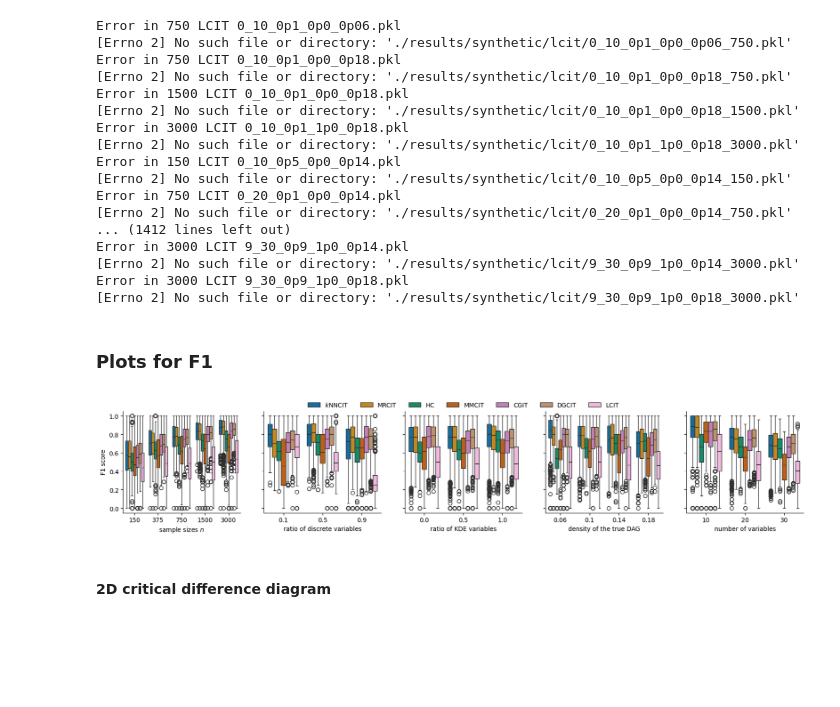
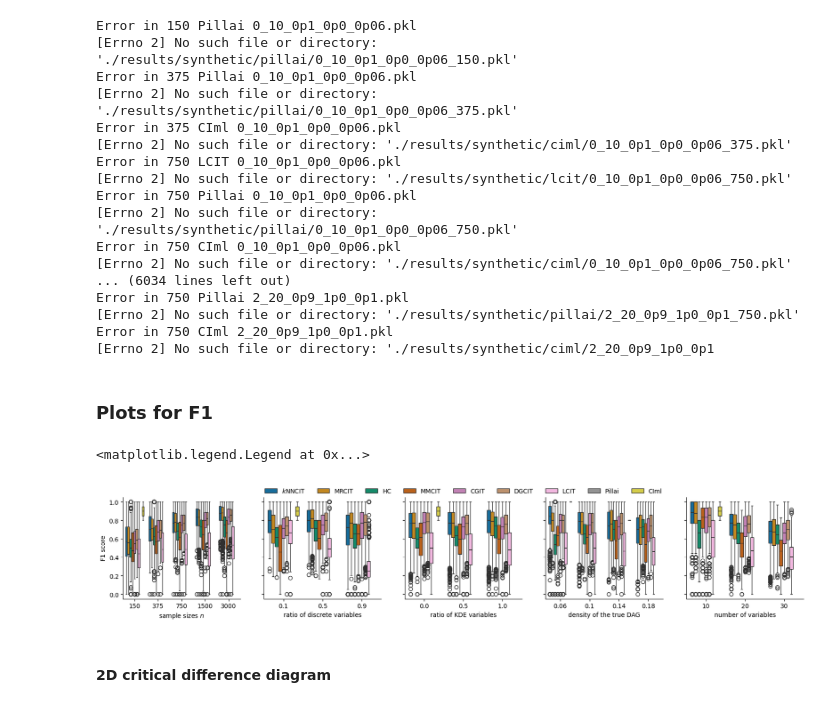
Before and after one commit to JuanFPR-UPM/HSPBN_KNN_VPTREE, a Jupyter notebook: experiments/eval_struct.ipynb, the cells around one changed output. Drawn from its saved outputs; the diff is of its cells as text; code cells hidden in the pictures; blank space fills up the shorter version.

```diff
--- a/experiments/eval_struct.ipynb
+++ b/experiments/eval_struct.ipynb
@@ -20,6 +20,8 @@ methodLocDict = {
                  'CGIT': './results/synthetic/cgit/',
                  'DGCIT': './results/synthetic/dgcit/',
                  'LCIT': './results/synthetic/lcit/',
+                 'Pillai': './results/synthetic/pillai/',
+                 'CIml': './results/synthetic/ciml/',
                  }
 
 groundTruthLoc = './hspbns/'
@@ -129,23 +131,23 @@ columns = ['method', 'n_rep', 'n_vars', 'discrete_ratio',
 
 df = pd.DataFrame(entry, columns=columns)
 # %% [output]
+Error in 150 Pillai 0_10_0p1_0p0_0p06.pkl
+[Errno 2] No such file or directory: './results/synthetic/pillai/0_10_0p1_0p0_0p06_150.pkl'
+Error in 375 Pillai 0_10_0p1_0p0_0p06.pkl
+[Errno 2] No such file or directory: './results/synthetic/pillai/0_10_0p1_0p0_0p06_375.pkl'
+Error in 375 CIml 0_10_0p1_0p0_0p06.pkl
+[Errno 2] No such file or directory: './results/synthetic/ciml/0_10_0p1_0p0_0p06_375.pkl'
 Error in 750 LCIT 0_10_0p1_0p0_0p06.pkl
 [Errno 2] No such file or directory: './results/synthetic/lcit/0_10_0p1_0p0_0p06_750.pkl'
-Error in 750 LCIT 0_10_0p1_0p0_0p18.pkl
-[Errno 2] No such file or directory: './results/synthetic/lcit/0_10_0p1_0p0_0p18_750.pkl'
-Error in 1500 LCIT 0_10_0p1_0p0_0p18.pkl
-[Errno 2] No such file or directory: './results/synthetic/lcit/0_10_0p1_0p0_0p18_1500.pkl'
-Error in 3000 LCIT 0_10_0p1_1p0_0p18.pkl
-[Errno 2] No such file or directory: './results/synthetic/lcit/0_10_0p1_1p0_0p18_3000.pkl'
-Error in 150 LCIT 0_10_0p5_0p0_0p14.pkl
-[Errno 2] No such file or directory: './results/synthetic/lcit/0_10_0p5_0p0_0p14_150.pkl'
-Error in 750 LCIT 0_20_0p1_0p0_0p14.pkl
-[Errno 2] No such file or directory: './results/synthetic/lcit/0_20_0p1_0p0_0p14_750.pkl'
-... (1412 lines left out)
-Error in 3000 LCIT 9_30_0p9_1p0_0p14.pkl
-[Errno 2] No such file or directory: './results/synthetic/lcit/9_30_0p9_1p0_0p14_3000.pkl'
-Error in 3000 LCIT 9_30_0p9_1p0_0p18.pkl
-[Errno 2] No such file or directory: './results/synthetic/lcit/9_30_0p9_1p0_0p18_3000.pkl'
+Error in 750 Pillai 0_10_0p1_0p0_0p06.pkl
+[Errno 2] No such file or directory: './results/synthetic/pillai/0_10_0p1_0p0_0p06_750.pkl'
+Error in 750 CIml 0_10_0p1_0p0_0p06.pkl
+[Errno 2] No such file or directory: './results/synthetic/ciml/0_10_0p1_0p0_0p06_750.pkl'
+... (6034 lines left out)
+Error in 750 Pillai 2_20_0p9_1p0_0p1.pkl
+[Errno 2] No such file or directory: './results/synthetic/pillai/2_20_0p9_1p0_0p1_750.pkl'
+Error in 750 CIml 2_20_0p9_1p0_0p1.pkl
+[Errno 2] No such file or directory: './results/synthetic/ciml/2_20_0p9_1p0_0p1
 # %% [markdown]
 ### Plots for F1
 # %%
@@ -167,36 +169,37 @@ f2.set_ylabel("")
 f2.set_xlabel('ratio of discrete variables')
 f2.spines["top"].set_visible(False)
 f2.spines["right"].set_visible(False)
 f2.legend([], [], frameon=False)
 
 f3 = sns.boxplot(x="kde_ratio", y="F1", hue="method", palette=palette, hue_order=hue_order,
                  data=df.sort_values('kde_ratio', key=lambda x: x.astype(float)), ax=axs[2])
 f3.set_ylabel("")
 f3.set_xlabel('ratio of KDE variables')
 f3.spines["top"].set_visible(False)
 f3.spines["right"].set_visible(False)
 f3.legend([], [], frameon=False)
 
 f4 = sns.boxplot(x="edge_density", y="F1", hue="method", palette=palette, hue_order=hue_order,
                  data=df.sort_values('edge_density', key=lambda x: x.astype(float)), ax=axs[3])
 f4.set_ylabel("")
 f4.set_xlabel('density of the true DAG')
 f4.spines["top"].set_visible(False)
 f4.spines["right"].set_visible(False)
 f4.legend(loc='upper center', bbox_to_anchor=(-0.7, 1.15),
-          frameon=False, ncol=7)
+          frameon=False, ncol=9)
 
 f5 = sns.boxplot(x="n_vars", y="F1", hue="method", palette=palette, hue_order=hue_order,
                  data=df.sort_values('n_vars', key=lambda x: x.astype(float)), ax=axs[4])
 f5.set_ylabel("")
 f5.set_xlabel('number of variables')
 f5.spines["top"].set_visible(False)
 f5.spines["right"].set_visible(False)
 f5.legend([], [], frameon=False)
 
-fig.savefig('./results/synthetic/F1.pdf', bbox_inches="tight")
+# fig.savefig('./results/synthetic/F1.pdf', bbox_inches="tight")
 # %% [output]
+<matplotlib.legend.Legend at 0x...>
-[figure, old version]
+[figure, new version]
 # %% [markdown]
 #### 2D critical difference diagram
 # %%
```
Also changed, not shown: parts of 1 cell of this notebook, 10 other files.
